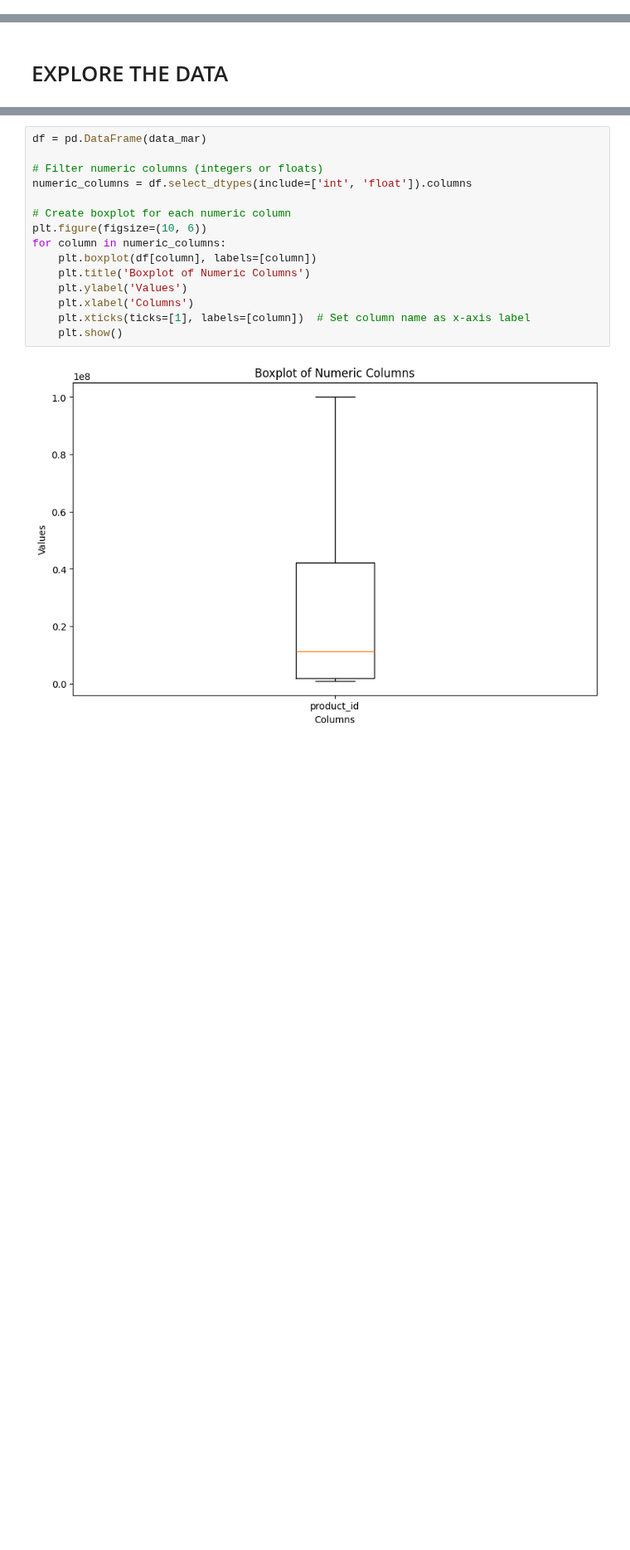
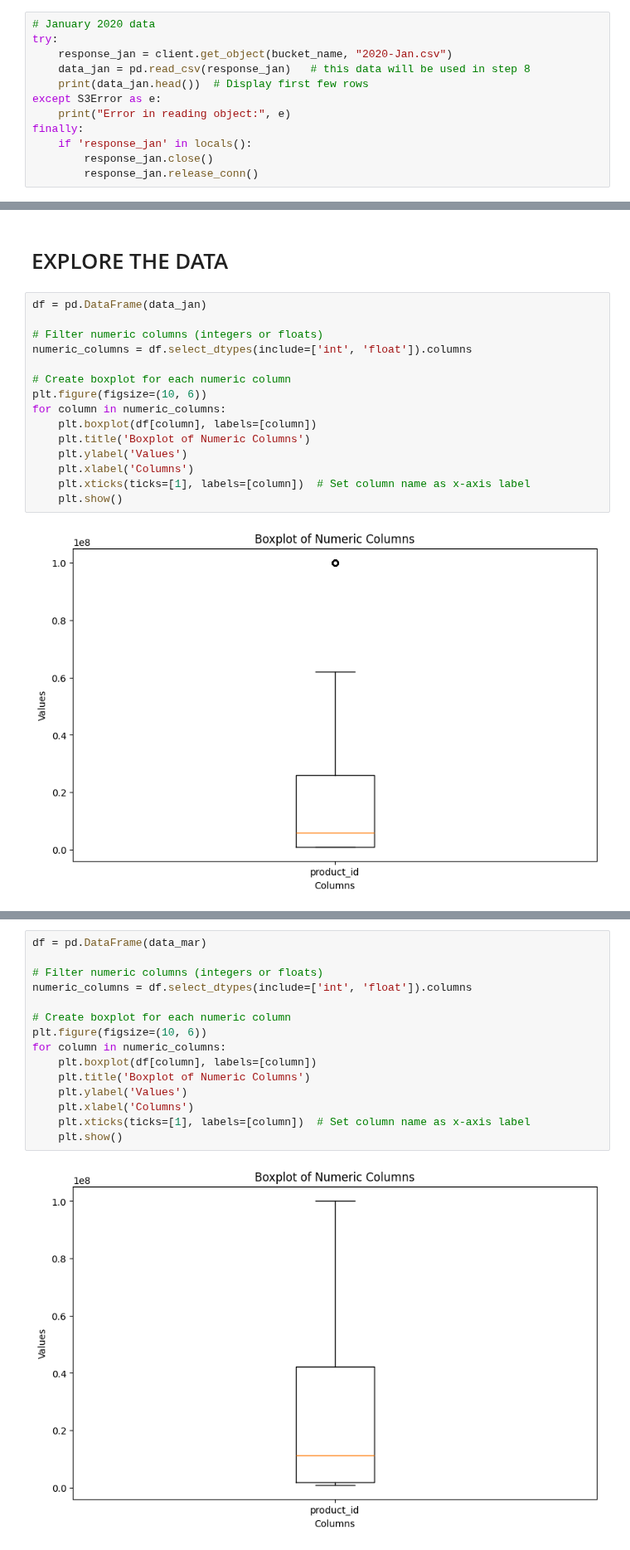
Before and after one commit to Vae2002/BigDataGroup5, a Jupyter notebook: ecommerce.ipynb, the cells around one changed output, grey strips where cells are left out. Shown at 83% size. Cells and saved outputs as stored; diff of their text form; blank space fills up the shorter version.

```diff
--- a/ecommerce.ipynb
+++ b/ecommerce.ipynb
@@ -131,3 +118,15 @@ File: 2020-Mar.csv
 #     if 'response_dec' in locals():
 #         response_dec.close()
 #         response_dec.release_conn()
+# %%
+# January 2020 data
+try:
+    response_jan = client.get_object(bucket_name, "2020-Jan.csv")
+    data_jan = pd.read_csv(response_jan)   # this data will be used in step 8
+    print(data_jan.head())  # Display first few rows
+except S3Error as e:
+    print("Error in reading object:", e)
+finally:
+    if 'response_jan' in locals():
+        response_jan.close()
+        response_jan.release_conn()
@@ -262,3 +285,20 @@ user_session     66589159
 dtype: int64
 # %% [markdown]
 # EXPLORE THE DATA
+# %%
+df = pd.DataFrame(data_jan)
+
+# Filter numeric columns (integers or floats)
+numeric_columns = df.select_dtypes(include=['int', 'float']).columns
+
+# Create boxplot for each numeric column
+plt.figure(figsize=(10, 6))
+for column in numeric_columns:
+    plt.boxplot(df[column], labels=[column])
+    plt.title('Boxplot of Numeric Columns')
+    plt.ylabel('Values')
+    plt.xlabel('Columns')
+    plt.xticks(ticks=[1], labels=[column])  # Set column name as x-axis label
+    plt.show()
+# %% [output]
+[figure, added]
```
Also changed, not shown: parts of 29 cells of this notebook.
